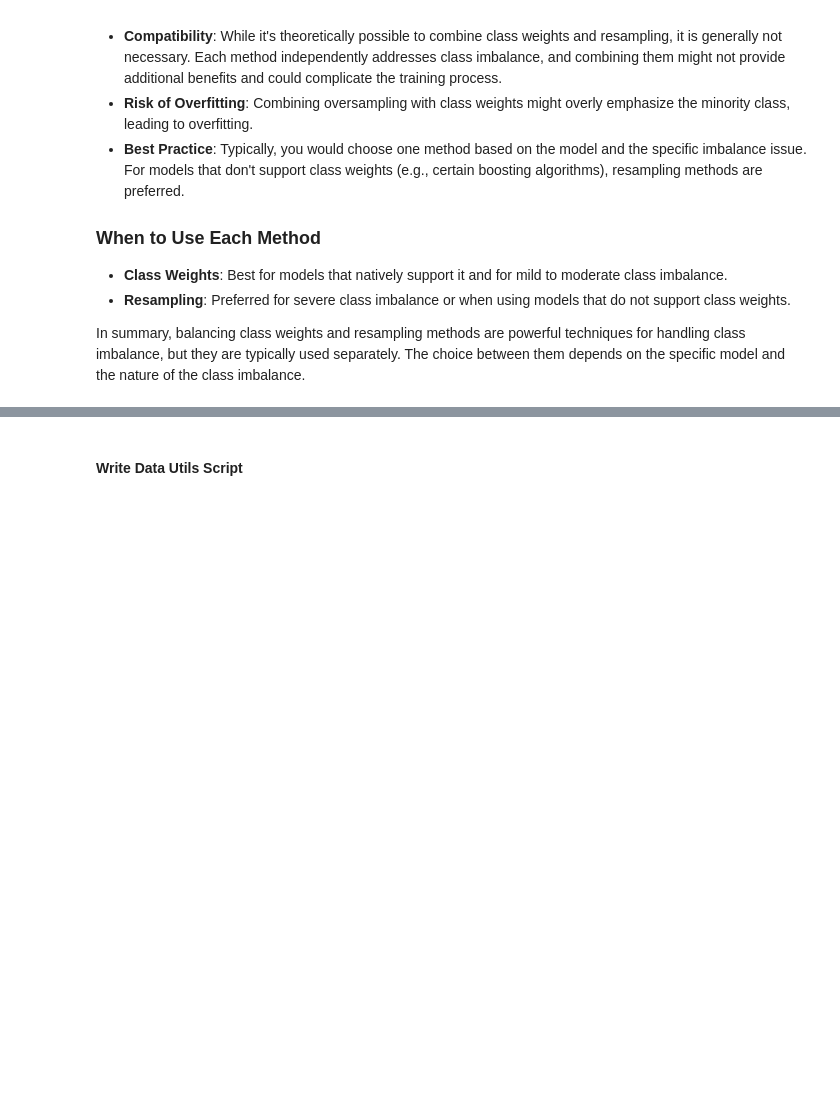
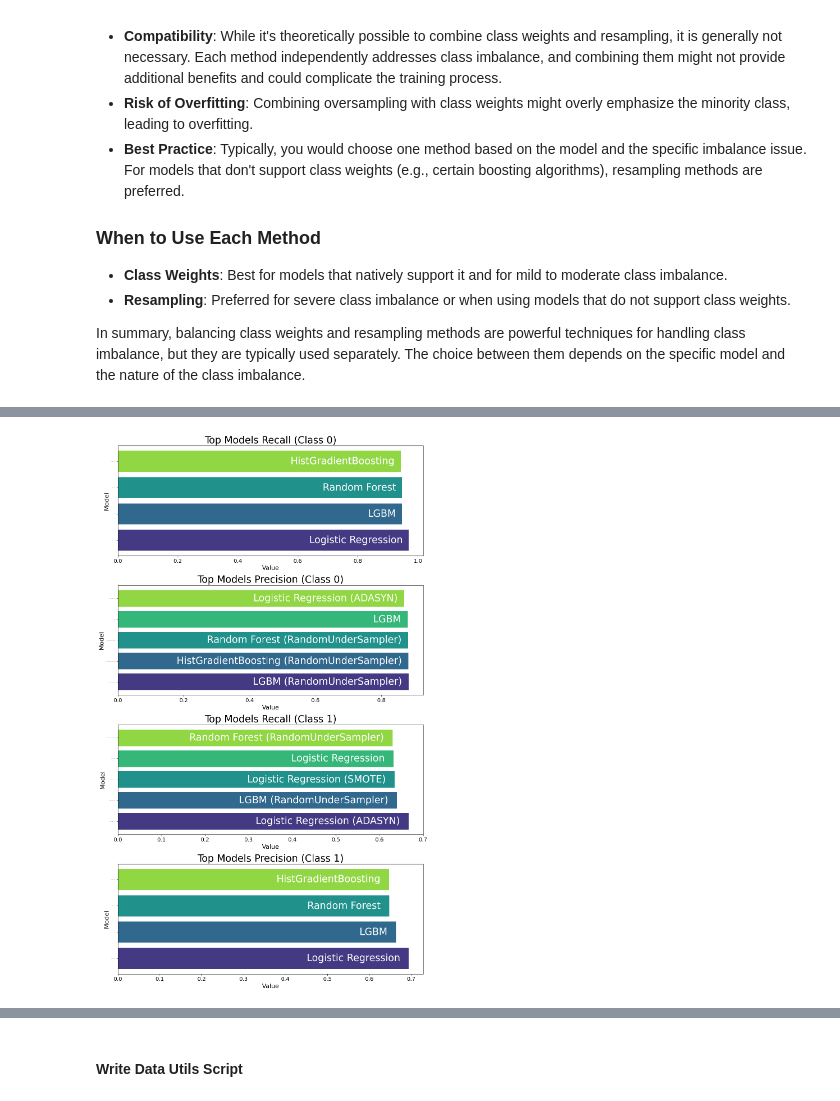
Before and after one commit to micah-shull/Machine_Learning_Pipelines, a Jupyter notebook: pipelines_16_ensemble_041_balance_weights_&_resampling.ipynb, the cells around one changed output, grey strips where cells are left out. Cells and saved outputs as stored; diff of their text form; code cells hidden in the pictures; blank space fills up the shorter version.

```diff
--- a/pipelines_16_ensemble_041_balance_weights_&_resampling.ipynb
+++ b/pipelines_16_ensemble_041_balance_weights_&_resampling.ipynb
@@ -438,0 +362,5 @@ plot_top10_by_metric(combined_metrics_df)
+# %%
+data = get_top_performers(combined_metrics_df, top_n=5)
+plot_top_performers(data)
+# %% [output]
+[figure, added]
```
Also changed, not shown: parts of 8 cells of this notebook.
